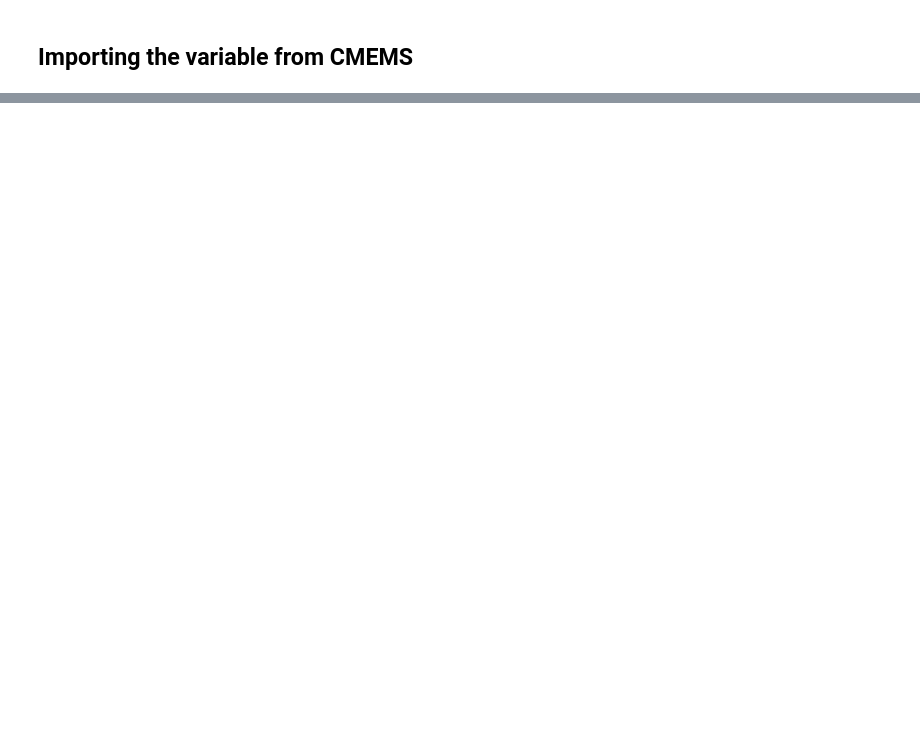
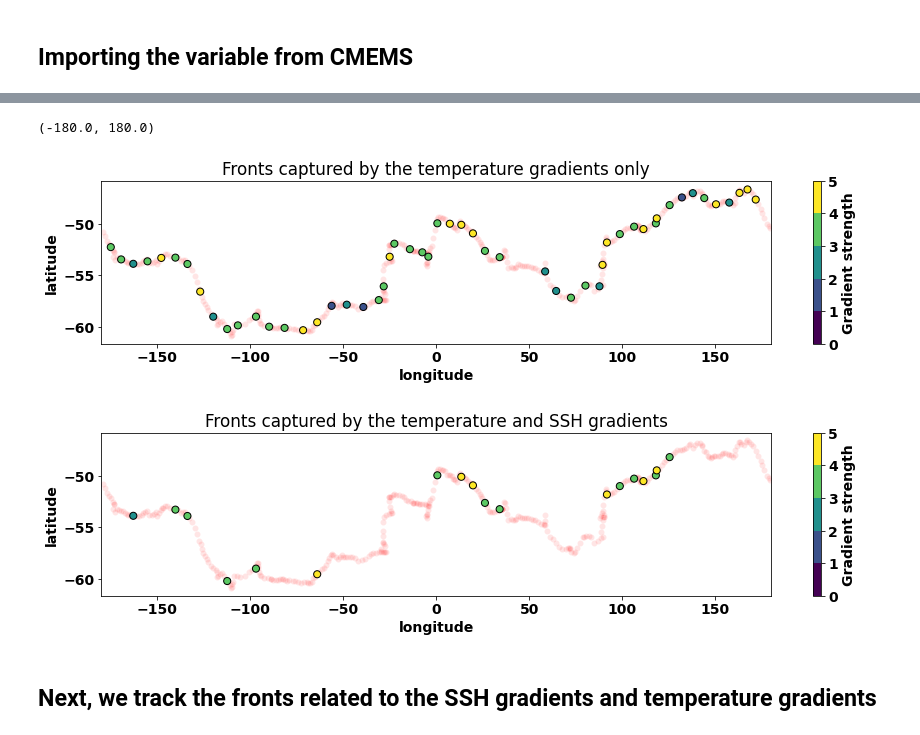
Before and after one commit to oceanhackweek/ohw22-proj-front-finder, a Jupyter notebook: scripts/alt_saild.ipynb, the cells around one changed output, grey strips where cells are left out. Saved outputs shown, nothing was run; the diff lists cells and outputs as text; code cells hidden in the pictures; blank space fills up the shorter version.

```diff
--- a/scripts/alt_saild.ipynb
+++ b/scripts/alt_saild.ipynb
@@ -85,0 +116,49 @@ def match_obs_alt(altimeter, lon_sdrn, lat_sdrn, threshold = 2*1e-6):
+# %%
+%time
+bol_pos = np.ravel([np.array(match_obs_alt(var.sel(time=str(time_sdrn[t]), method = 'nearest'),
+                                           temp_fronts.longitude[t], temp_fronts.latitude[t]))
+                    for t in range(len(temp_fronts))])
+# %%
+fronts_jets   = temp_fronts.loc[bol_pos]
+fronts_nojets = temp_fronts.loc[~bol_pos]
+# %%
+fig, ax = plt.subplots(figsize = (15,3))
+
+cmap = plt.cm.viridis
+norm = mpl.colors.BoundaryNorm(np.arange(0, len(criterion)+1, 1), cmap.N)
+
+plt.scatter(gdf.longitude, gdf.latitude, c = 'r', label = 'no SSH grad', alpha = .1,
+            edgecolors = 'w')
+plt.scatter(temp_fronts.longitude, temp_fronts.latitude, c = temp_fronts.level, norm = norm, s = 50,
+            edgecolors = 'k')
+
+# CS = mean_sea_level.plot.contour(colors = 'dimgrey', alpha = 0.5, linewidths = 1.2, levels = adt_levels)
+plt.xlabel('longitude')
+plt.ylabel('latitude')
+plt.colorbar(label = 'Gradient strength', ticks = np.arange(0, len(criterion)+1, 1))
+plt.title('Fronts captured by the temperature gradients only')
+plt.xlim(-180,180)
+
+########################################################
+fig, ax = plt.subplots(figsize = (15,3))
+
+cmap = plt.cm.viridis
+norm = mpl.colors.BoundaryNorm(np.arange(0, len(criterion)+1, 1), cmap.N)
+
+plt.scatter(gdf.longitude, gdf.latitude, c = 'r', label = 'no SSH grad', alpha = .1,
+            edgecolors = 'w')
+plt.scatter(fronts_jets.longitude, fronts_jets.latitude, c = fronts_jets.level, norm = norm, s = 50,
+            edgecolors = 'k')
+
+# CS = mean_sea_level.plot.contour(colors = 'dimgrey', alpha = 0.5, linewidths = 1.2, levels = adt_levels)
+plt.xlabel('longitude')
+plt.ylabel('latitude')
+plt.colorbar(label = 'Gradient strength', ticks = np.arange(0, len(criterion)+1, 1))
+plt.title('Fronts captured by the temperature and SSH gradients')
+plt.xlim(-180,180)
+# %% [output]
+(-180.0, 180.0)
+[figure, added]
+[figure, added]
+# %% [markdown]
+## Next, we track the fronts related to the SSH gradients and temperature gradients
```
Also changed, not shown: parts of 13 cells of this notebook.
